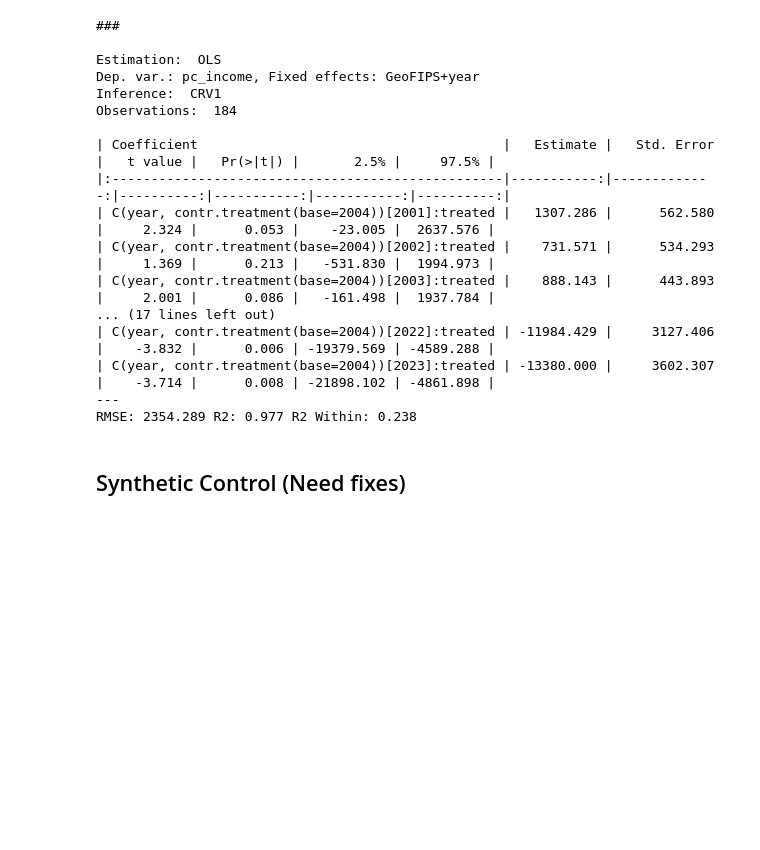
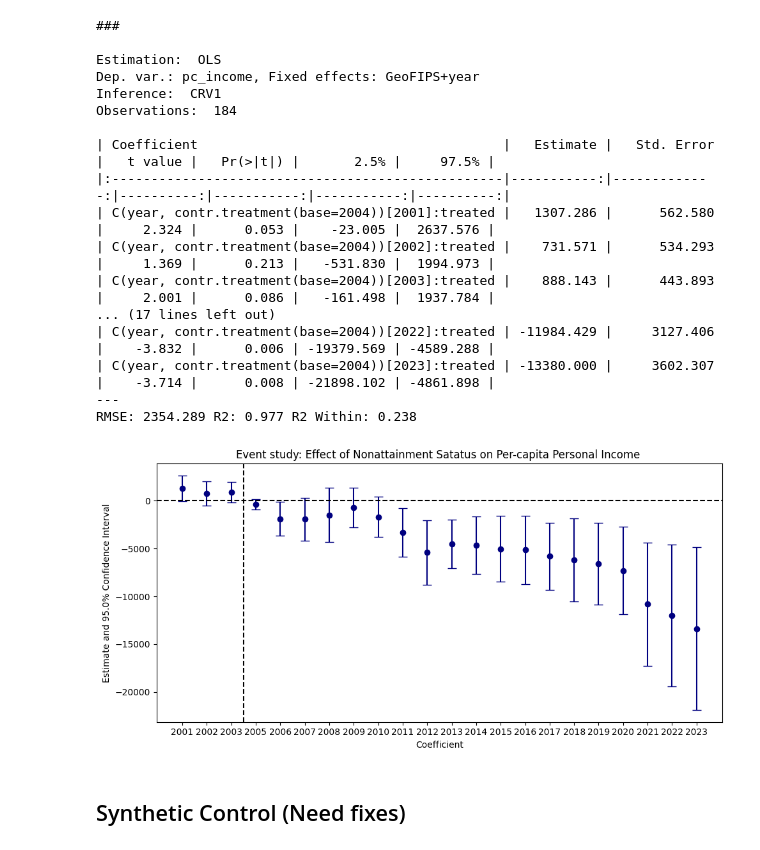
Before and after one commit to wren17/epa_greenbook_project, a Jupyter notebook: analysis.ipynb, the cells around one changed output. Saved outputs shown, nothing was run; the diff lists cells and outputs as text; code cells hidden in the pictures; blank space fills up the shorter version.

```diff
--- a/analysis.ipynb
+++ b/analysis.ipynb
@@ -418,6 +427,17 @@ Observations:  184
 | C(year, contr.treatment(base=2004))[2023]:treated | -13380.000 |     3602.307 |    -3.714 |      0.008 | -21898.102 | -4861.898 |
 ---
 RMSE: 2354.289 R2: 0.977 R2 Within: 0.238
+# %%
+income_twfe.iplot(
+    coord_flip=False,
+    figsize=(10, 5),
+    yintercept=0,
+    cat_template="{value_int}",
+    xintercept=2.5,
+    title="Event study: Effect of Nonattainment Satatus on Per-capita Personal Income ",
+)
+# %% [output]
+[figure, added]
 # %% [markdown]
 ## Synthetic Control (Need fixes)
 # %%
```
Also changed, not shown: parts of 3 cells of this notebook.
